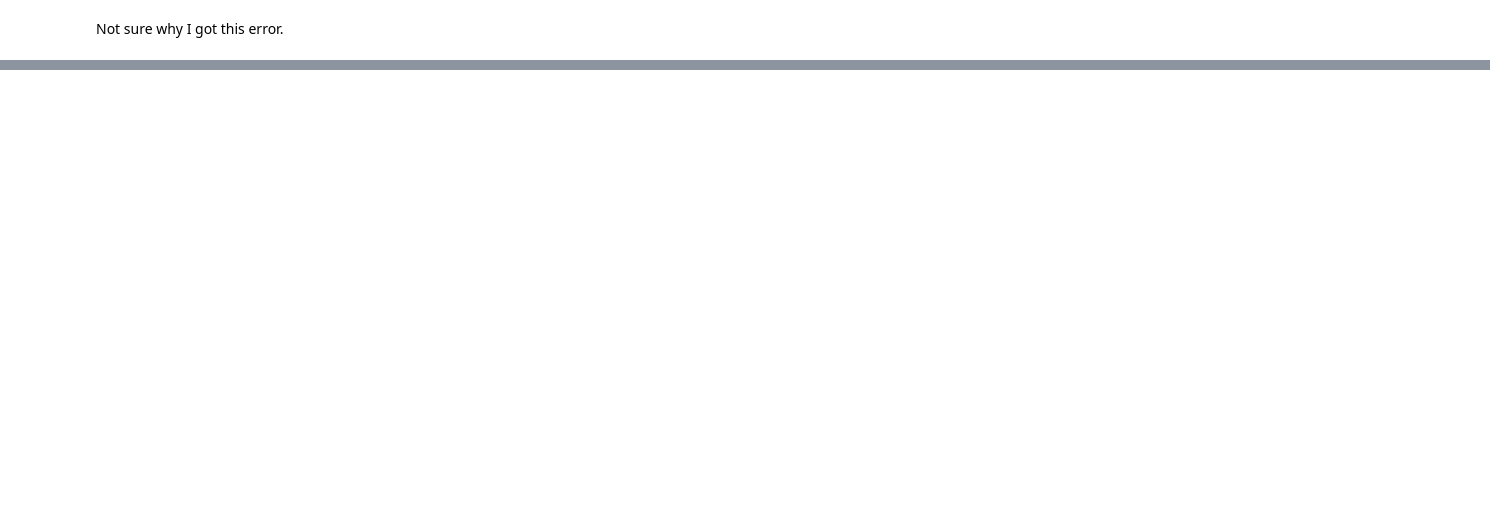
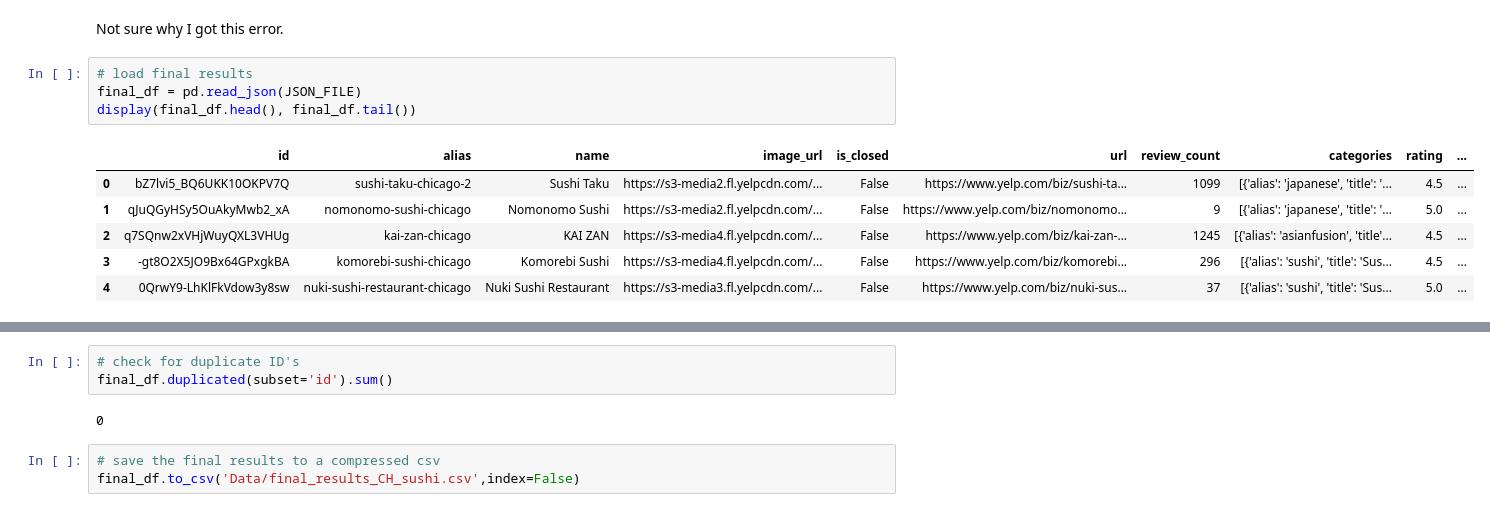
Before and after one commit to Mrammoss/Efficient-yelp, a Jupyter notebook: yelp.ipynb, the cells around one changed output, grey strips where cells are left out. Cells and saved outputs as stored; diff of their text form; blank space fills up the shorter version.

```diff
--- a/yelp.ipynb
+++ b/yelp.ipynb
@@ -182,2 +253,13 @@ df = pd.read_json(JSON_FILE)
 # %% [markdown]
 Not sure why I got this error.
+# %%
+# load final results
+final_df = pd.read_json(JSON_FILE)
+display(final_df.head(), final_df.tail())
+# %% [output]
+|  | id | alias | name | image_url | is_closed | url | review_count | categories | rating | ... |
+| 0 | bZ7lvi5_BQ6UKK10OKPV7Q | sushi-taku-chicago-2 | Sushi Taku | https://s3-media2.fl.yelpcdn.com/... | False | https://www.yelp.com/biz/sushi-ta... | 1099 | [{'alias': 'japanese', 'title': '... | 4.5 | ... |
+| 1 | qJuQGyHSy5OuAkyMwb2_xA | nomonomo-sushi-chicago | Nomonomo Sushi | https://s3-media2.fl.yelpcdn.com/... | False | https://www.yelp.com/biz/nomonomo... | 9 | [{'alias': 'japanese', 'title': '... | 5.0 | ... |
+| 2 | q7SQnw2xVHjWuyQXL3VHUg | kai-zan-chicago | KAI ZAN | https://s3-media4.fl.yelpcdn.com/... | False | https://www.yelp.com/biz/kai-zan-... | 1245 | [{'alias': 'asianfusion', 'title'... | 4.5 | ... |
+| 3 | -gt8O2X5JO9Bx64GPxgkBA | komorebi-sushi-chicago | Komorebi Sushi | https://s3-media4.fl.yelpcdn.com/... | False | https://www.yelp.com/biz/komorebi... | 296 | [{'alias': 'sushi', 'title': 'Sus... | 4.5 | ... |
+| 4 | 0QrwY9-LhKlFkVdow3y8sw | nuki-sushi-restaurant-chicago | Nuki Sushi Restaurant | https://s3-media3.fl.yelpcdn.com/... | False | https://www.yelp.com/biz/nuki-sus... | 37 | [{'alias': 'sushi', 'title': 'Sus... | 5.0 | ... |
@@ -183,0 +272,8 @@ Not sure why I got this error.
+# %%
+# check for duplicate ID's
+final_df.duplicated(subset='id').sum()
+# %% [output]
+0
+# %%
+# save the final results to a compressed csv
+final_df.to_csv('Data/final_results_CH_sushi.csv',index=False)
```
Also changed, not shown: parts of 10 cells of this notebook, 2 other files.
